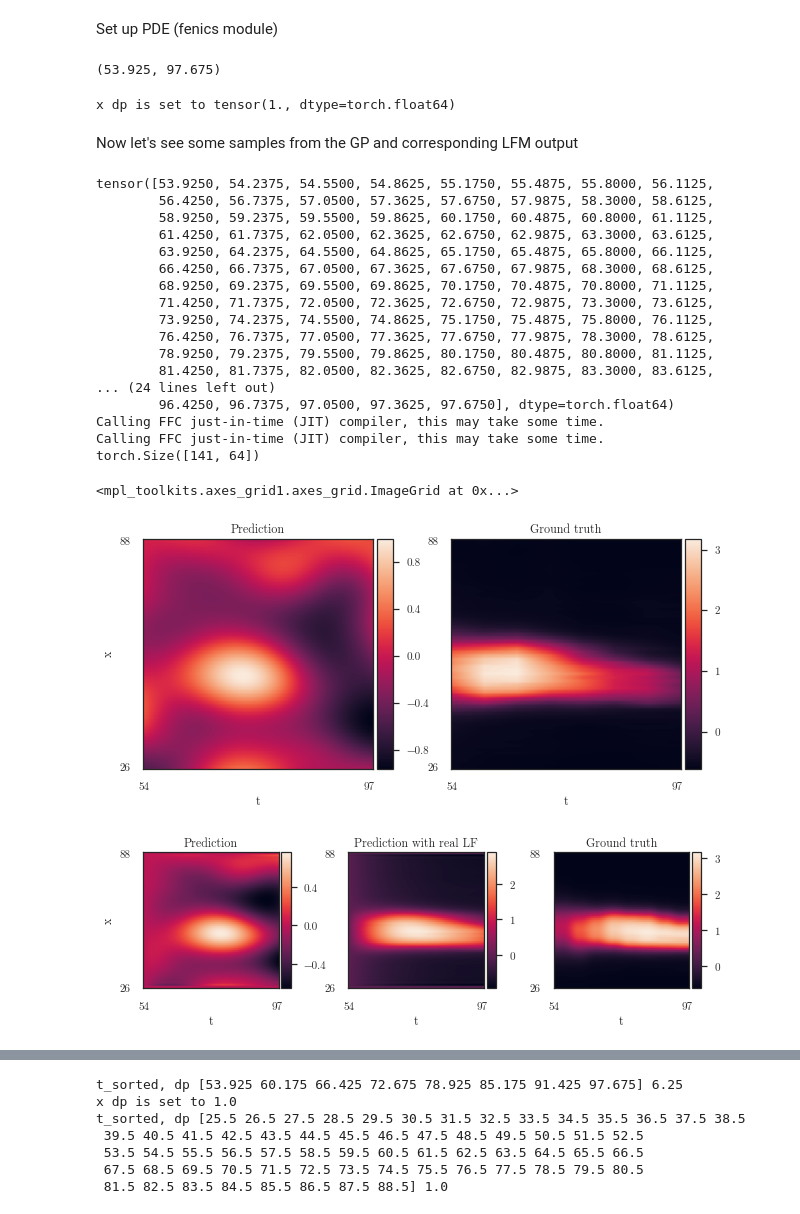
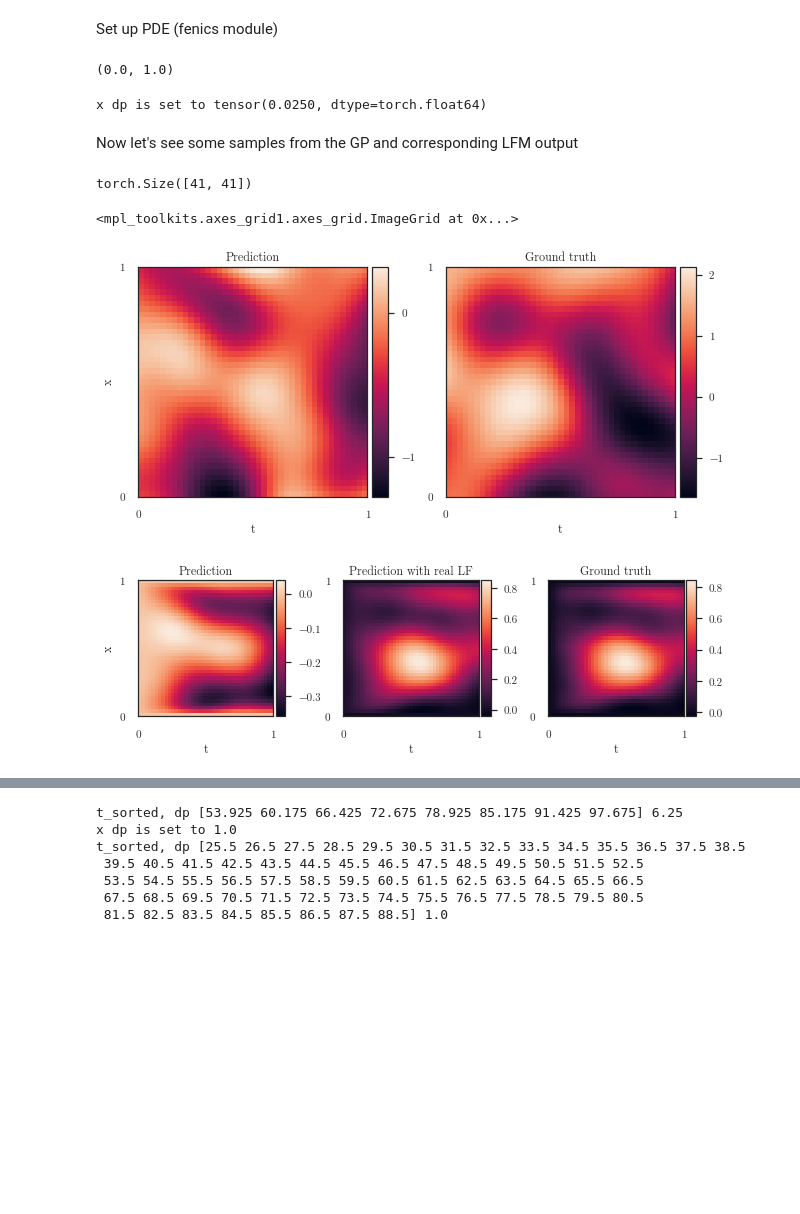
Before and after one commit to mossjacob/alfi, a Jupyter notebook: docs/notebooks/pde/pde.ipynb, the cells around one changed output, grey strips where cells are left out. Saved outputs shown, nothing was run; the diff lists cells and outputs as text; code cells hidden in the pictures; blank space fills up the shorter version.

```diff
--- a/docs/notebooks/pde/pde.ipynb
+++ b/docs/notebooks/pde/pde.ipynb
@@ -27,7 +27,7 @@ from alfi.plot import plot_spatiotemporal_data
 from alfi.utilities.torch import softplus, inv_softplus
 from alfi.configuration import VariationalConfiguration
 # %%
-drosophila = True
+drosophila = False
 if drosophila:
     gene = 'kr'
     dataset = DrosophilaSpatialTranscriptomics(
@@ -49,7 +49,7 @@ else:
                   diffusion=0.01,
                   warm_epochs=-1,
                   dp=0.025,
-                  natural=False,
+                  natural=True,
                   clamp=False)
     disc = 1
 
@@ -139,7 +139,7 @@ config = VariationalConfiguration(
     num_samples=5
 )
 # %% [output]
-(53.925, 97.675)
+(0.0, 1.0)
 # %%
 # Define LFM
 parameter_grad = params['parameter_grad'] if 'parameter_grad' in params else True
@@ -161,8 +161,8 @@ num_training = int(train_ratio * tx.shape[1])
 lfm = PartialLFM(1, gp_model, fenics_model, fenics_params, config, num_training_points=num_training)
 # %%
 if params['natural']:
-    variational_optimizer = NGD(lfm.variational_parameters(), num_data=num_training, lr=0.03)
-    parameter_optimizer = Adam(lfm.nonvariational_parameters(), lr=0.03)
+    variational_optimizer = NGD(lfm.variational_parameters(), num_data=num_training, lr=0.01)
+    parameter_optimizer = Adam(lfm.nonvariational_parameters(), lr=0.01)
     optimizers = [variational_optimizer, parameter_optimizer]
 else:
     optimizers = [Adam(lfm.parameters(), lr=0.005)]
@@ -191,64 +191,46 @@ ts = tx[0, :].unique().sort()[0].numpy()
 xs = tx[1, :].unique().sort()[0].numpy()
 extent = [ts[0], ts[-1], xs[0], xs[-1]]
 # %% [output]
-x dp is set to tensor(1., dtype=torch.float64)
+x dp is set to tensor(0.0250, dtype=torch.float64)
 # %% [markdown]
 Now let's see some samples from the GP and corresponding LFM output
 # %%
-time = dataset.orig_data[0].unique()
+time = orig_data[:, 0].unique()
 latent = torch.tensor(orig_data[trainer.t_sorted, 2]).unsqueeze(0)
 latent = latent.repeat(lfm.config.num_samples, 1, 1)
 latent = latent.view(lfm.config.num_samples, 1, num_t_orig, num_x_orig)
 time_interp = tx[0].unique()
-print(time_interp, time)
 time_interp[-1] -= 1e-5
-print(time_interp)
 latent = torch.from_numpy(interp1d(time, latent, axis=2)(time_interp))
 
 # gp_model.covar_module.lengthscale = 0.3*0.3 * 2
 out = gp_model(trainer.tx.transpose(0, 1))
 sample = out.sample(torch.Size([lfm.config.num_samples])).permute(0, 2, 1)
 plot_spatiotemporal_data(
     [
         sample.mean(0)[0].detach().view(num_t, num_x).t(),
         latent[0].squeeze().view(num_t, num_x).t(),
     ],
     extent,
     titles=['Prediction', 'Ground truth']
 )
 sample = sample.view(lfm.config.num_samples, 1, num_t, num_x)
 
 output_pred = lfm.solve_pde(sample).mean(0)
 output = lfm.solve_pde(latent).mean(0)
 print(output.shape)
 plot_spatiotemporal_data(
     [
         output_pred.squeeze().detach().t(),
         output.squeeze().detach().t(),
         trainer.y_target.view(num_t_orig, num_x_orig).t()
     ],
     extent,
     titles=['Prediction', 'Prediction with real LF', 'Ground truth']
 )
 # %% [output]
-tensor([53.9250, 54.2375, 54.5500, 54.8625, 55.1750, 55.4875, 55.8000, 56.1125,
-        56.4250, 56.7375, 57.0500, 57.3625, 57.6750, 57.9875, 58.3000, 58.6125,
-        58.9250, 59.2375, 59.5500, 59.8625, 60.1750, 60.4875, 60.8000, 61.1125,
-        61.4250, 61.7375, 62.0500, 62.3625, 62.6750, 62.9875, 63.3000, 63.6125,
-        63.9250, 64.2375, 64.5500, 64.8625, 65.1750, 65.4875, 65.8000, 66.1125,
-        66.4250, 66.7375, 67.0500, 67.3625, 67.6750, 67.9875, 68.3000, 68.6125,
-        68.9250, 69.2375, 69.5500, 69.8625, 70.1750, 70.4875, 70.8000, 71.1125,
-        71.4250, 71.7375, 72.0500, 72.3625, 72.6750, 72.9875, 73.3000, 73.6125,
-        73.9250, 74.2375, 74.5500, 74.8625, 75.1750, 75.4875, 75.8000, 76.1125,
-        76.4250, 76.7375, 77.0500, 77.3625, 77.6750, 77.9875, 78.3000, 78.6125,
-        78.9250, 79.2375, 79.5500, 79.8625, 80.1750, 80.4875, 80.8000, 81.1125,
-        81.4250, 81.7375, 82.0500, 82.3625, 82.6750, 82.9875, 83.3000, 83.6125,
-... (24 lines left out)
-        96.4250, 96.7375, 97.0500, 97.3625, 97.6750], dtype=torch.float64)
-Calling FFC just-in-time (JIT) compiler, this may take some time.
-Calling FFC just-in-time (JIT) compiler, this may take some time.
-torch.Size([141, 64])
+torch.Size([41, 41])
 <mpl_toolkits.axes_grid1.axes_grid.ImageGrid at 0x...>
-[figure, old version]
+[figure, new version]
-[figure, old version]
+[figure, new version]
 # %%
```
Also changed, not shown: parts of 9 cells of this notebook, 1 other file.
